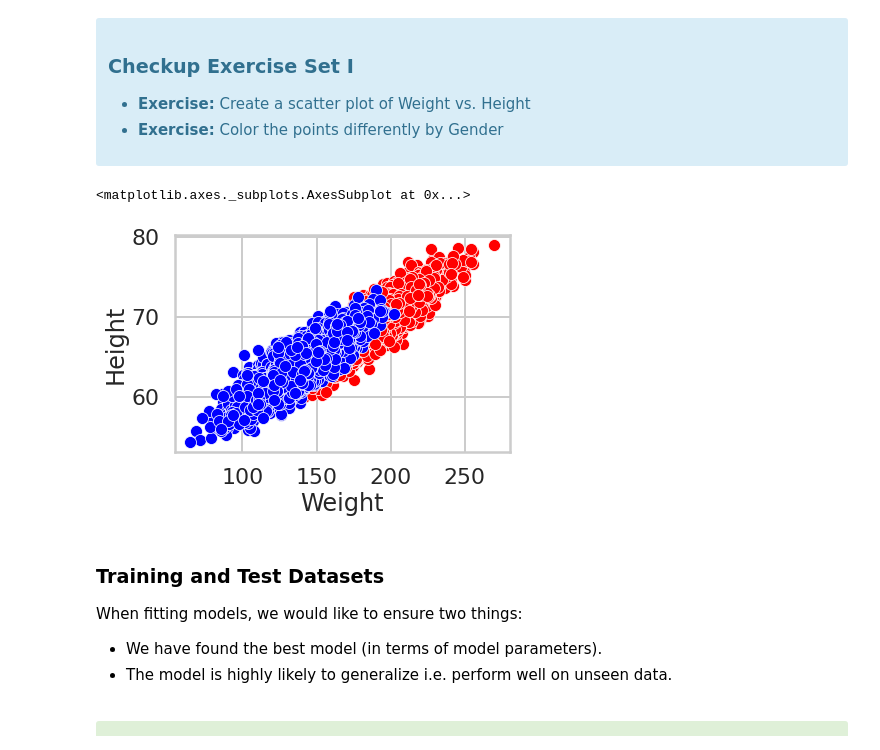
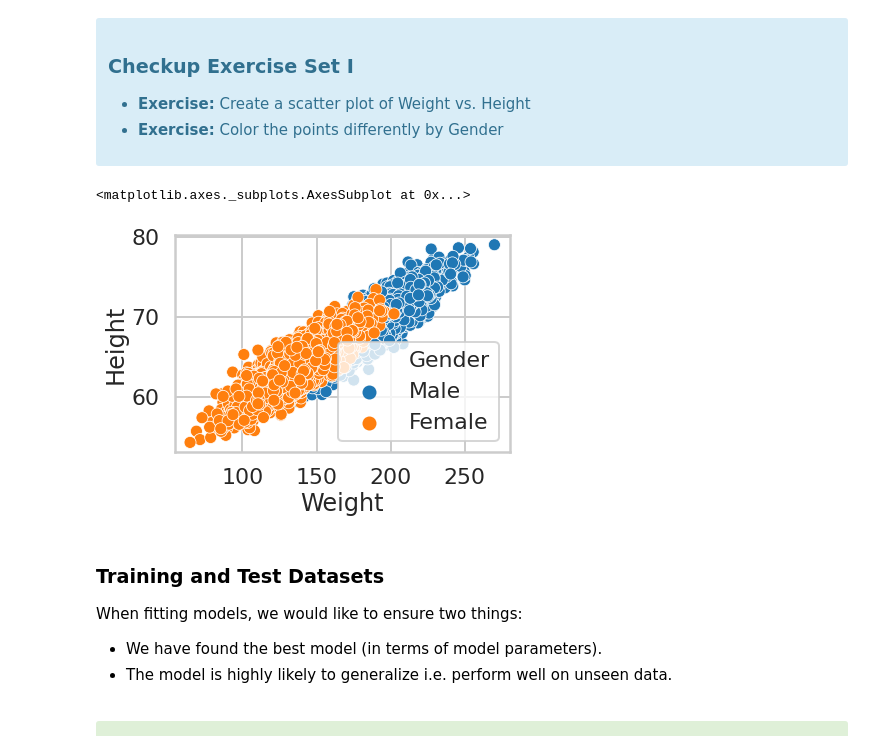
Before and after one commit to ArvindRe/14.2.11, a Jupyter notebook: Logistic_Regression_Advanced_Case_Study.ipynb, the cells around one changed output. Saved outputs shown, nothing was run; the diff lists cells and outputs as text; code cells hidden in the pictures.

```diff
--- a/Logistic_Regression_Advanced_Case_Study.ipynb
+++ b/Logistic_Regression_Advanced_Case_Study.ipynb
@@ -134,11 +134,10 @@ with the "response" or "label" $y$ as a plain array of 0s and 1s for binary clas
 </div>
 # %%
 # your turn
-sns.scatterplot(x='Weight', y='Height', data=dflog[dflog['Gender']=='Male'],color='red')
-sns.scatterplot(x='Weight', y='Height', data=dflog[dflog['Gender']=='Female'],color='blue')
+sns.scatterplot(x='Weight', y='Height', hue='Gender',data=dflog)
 # %% [output]
 <matplotlib.axes._subplots.AxesSubplot at 0x...>
-[figure, old version]
+[figure, new version]
 # %% [markdown]
 ### Training and Test Datasets
 
```
Also changed, not shown: parts of 6 cells of this notebook.
